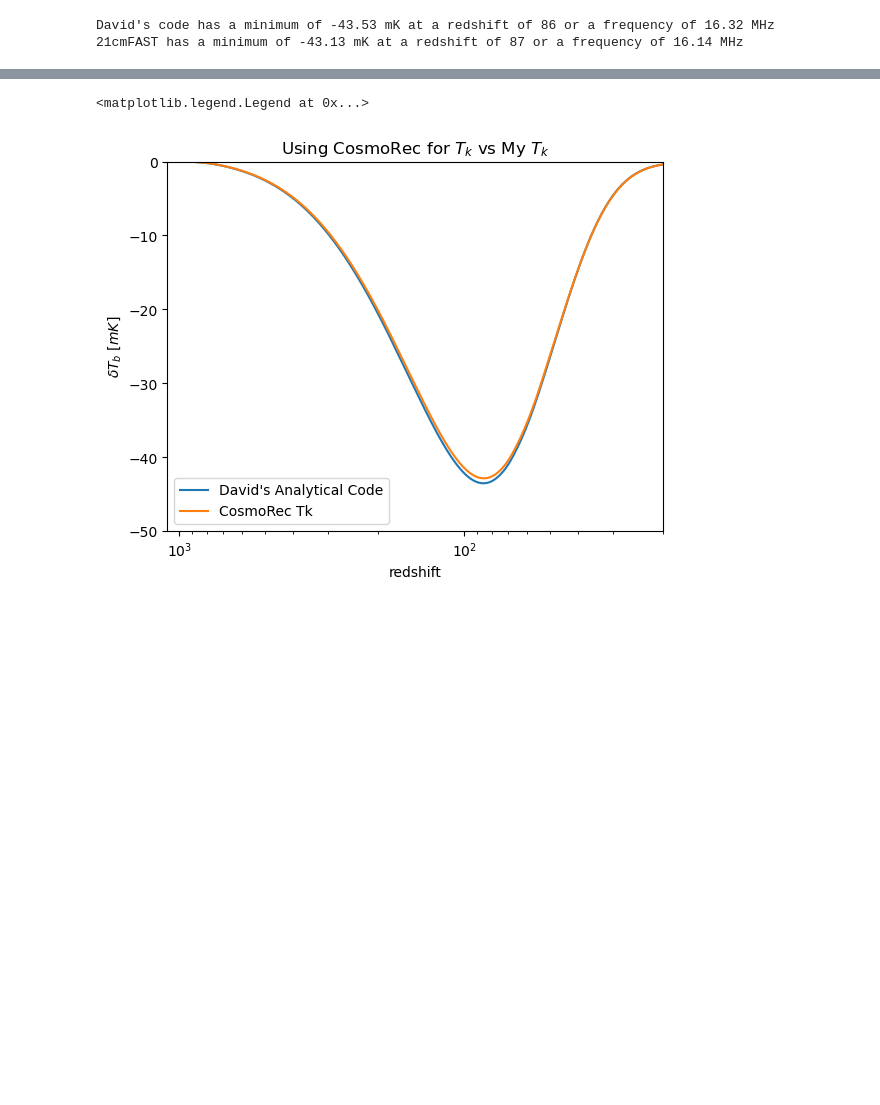
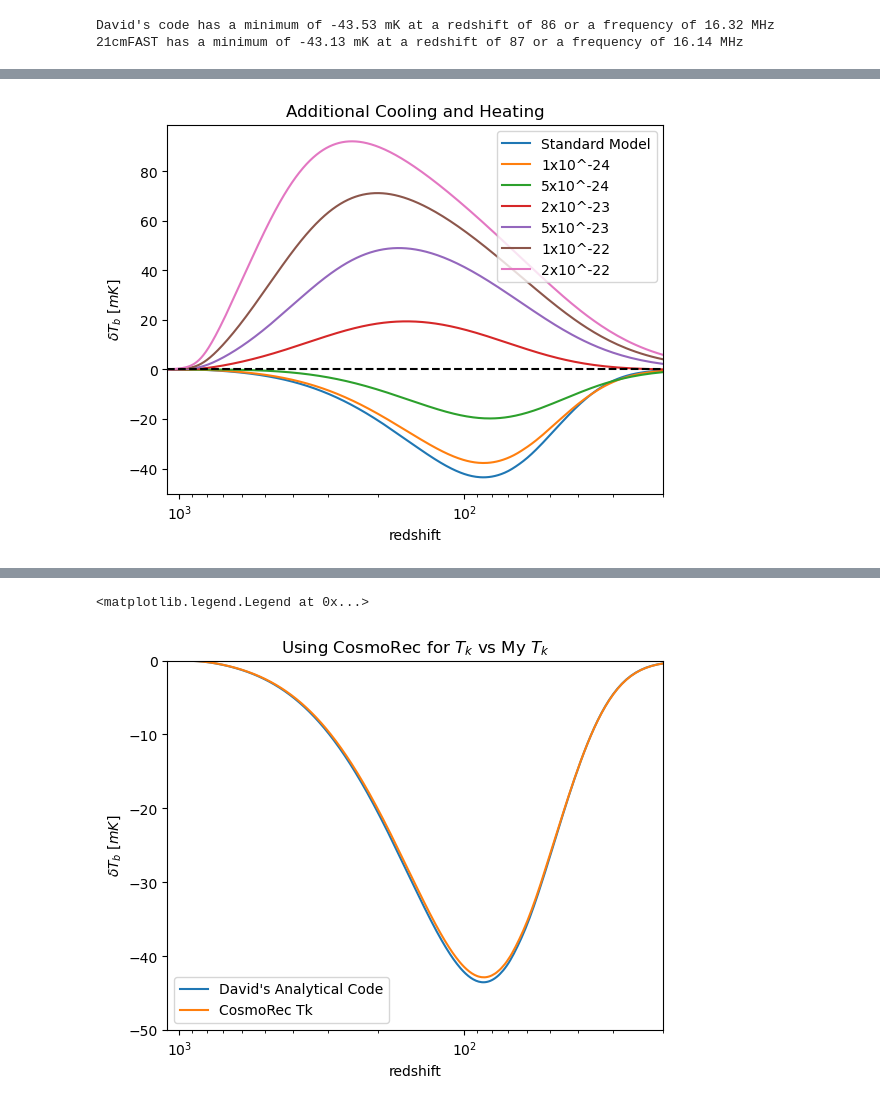
Before and after one commit to daba9359/LuCEE-Night_Simulation, a Jupyter notebook: LuCEE-Night_Simulation.ipynb, the cells around one changed output, grey strips where cells are left out. Saved outputs shown, nothing was run; the diff lists cells and outputs as text; code cells hidden in the pictures; blank space fills up the shorter version.

```diff
--- a/LuCEE-Night_Simulation.ipynb
+++ b/LuCEE-Night_Simulation.ipynb
@@ -86,6 +86,8 @@ For our initial test, I'm not going to bother running any code for $T_{k}$ I'm g
 
 Okay, so let's code up equations 2, 15, and 16, and use CosmoRec for $T_{k}$ for now and see what we get.
 # %%
+# Some basic constants
+kb = 1.3807e-16     # Boltzman's constant [ergs per Kelvin]
 # Parameters  (Taking the Lambda CDM ones from Planck collaboration 2020 pg.19 (without BAO because of no real reason))
 H0 = 67.36     # Hubble constant
 h = H0/100     # H0
@@ -270,0 +482,31 @@ David's code has a minimum of -43.53 mK at a redshift of 86 or a frequency of 16
+# %%
+# let's test this self-annihilation model:
+z_array_Tk=np.arange(20,1100,0.01)
+My_Tk_DMAN=Tk_DMAN(z_array_Tk,1*10e-24)
+My_Tk_DMAN2=Tk_DMAN(z_array_Tk,5*10e-24)
+My_Tk_DMAN3=Tk_DMAN(z_array_Tk,2*10e-23)
+My_Tk_DMAN4=Tk_DMAN(z_array_Tk,5*10e-23)
+My_Tk_DMAN5=Tk_DMAN(z_array_Tk,1*10e-22)
+My_Tk_DMAN6=Tk_DMAN(z_array_Tk,2*10e-22)
+# %%
+# Let's now plot these different models to see how they change the curve:
+plt.plot(z_array,dTb(z_array,camb_xe_interp,My_Tk[1]),label="Standard Model")
+# plt.plot(z_array,dTb(z_array,camb_xe_interp,My_Tk_cool[1]),label="Additional Cooling")
+plt.plot(z_array,dTb(z_array,camb_xe_interp,My_Tk_DMAN[1]),label="1x10^-24")
+plt.plot(z_array,dTb(z_array,camb_xe_interp,My_Tk_DMAN2[1]),label="5x10^-24")
+plt.plot(z_array,dTb(z_array,camb_xe_interp,My_Tk_DMAN3[1]),label="2x10^-23")
+plt.plot(z_array,dTb(z_array,camb_xe_interp,My_Tk_DMAN4[1]),label="5x10^-23")
+plt.plot(z_array,dTb(z_array,camb_xe_interp,My_Tk_DMAN5[1]),label="1x10^-22")
+plt.plot(z_array,dTb(z_array,camb_xe_interp,My_Tk_DMAN6[1]),label="2x10^-22")
+plt.title(f"Additional Cooling and Heating")
+# plt.axvline(85)
+plt.xscale("log")
+plt.xlabel("redshift")
+plt.ylabel(f"$\delta T_b$ $[mK]$")
+plt.axhline(ls="--",c="black")
+plt.xlim(1100,20)
+# plt.ylim(-85,20)
+plt.legend()
+plt.savefig("Self Annihilation")
+# %% [output]
+[figure, added]
```
Also changed, not shown: parts of 35 cells of this notebook, 5 other files.
